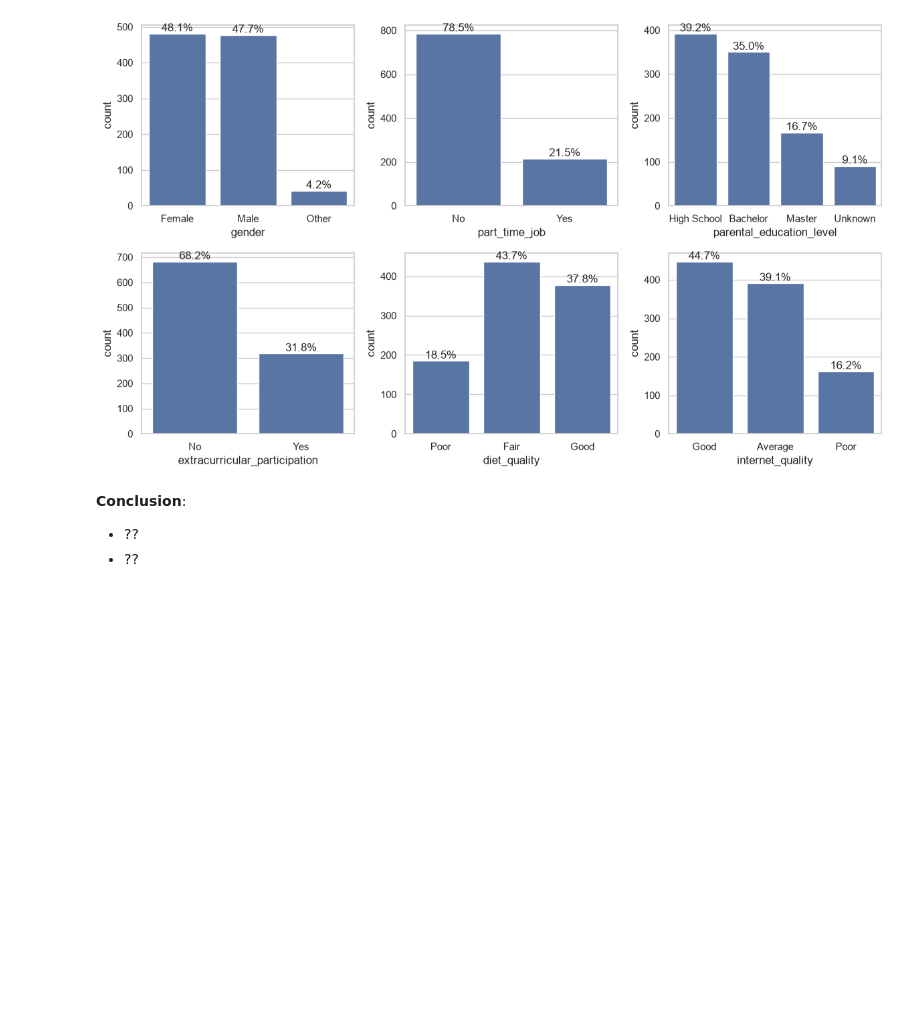
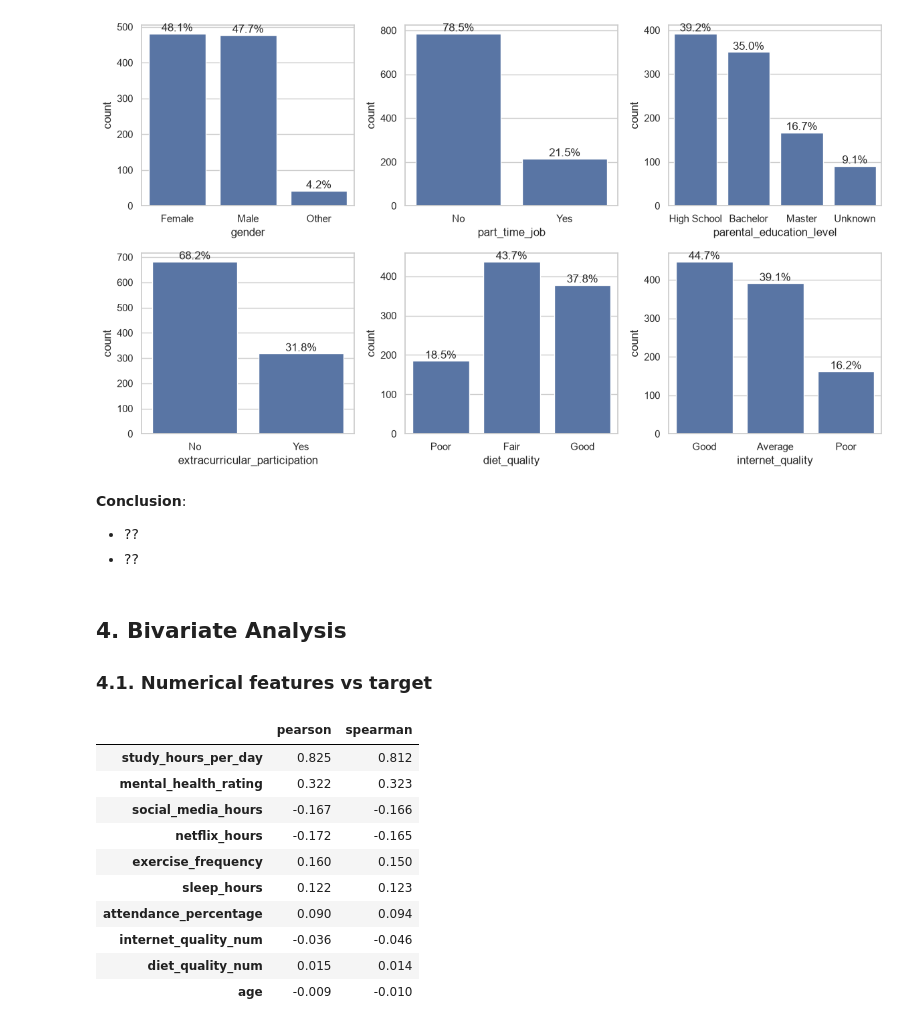
Before and after one commit to trungsyd2409/EDA_academic_performace_1, a Jupyter notebook: EDA_final.ipynb, the cells around one changed output. Drawn from its saved outputs; the diff is of its cells as text; code cells hidden in the pictures; blank space fills up the shorter version.

```diff
--- a/EDA_final.ipynb
+++ b/EDA_final.ipynb
@@ -349,3 +357,26 @@ plt.show()
 **Conclusion**:
 - ??
 - ??
+# %% [markdown]
+## 4. Bivariate Analysis
+### 4.1. Numerical features vs target
+# %%
+corr_cols = num_cols + ["internet_quality_num", "diet_quality_num"]
+corr_table = pd.DataFrame({
+    'pearson': data[corr_cols].corrwith(data[target], method = 'pearson'),
+    'spearman': data[corr_cols].corrwith(data[target], method = 'spearman')
+})
+
+corr_table.sort_values('spearman',key = abs, ascending= False)
+# %% [output]
+|  | pearson | spearman |
+| study_hours_per_day | 0.825 | 0.812 |
+| mental_health_rating | 0.322 | 0.323 |
+| social_media_hours | -0.167 | -0.166 |
+| netflix_hours | -0.172 | -0.165 |
+| exercise_frequency | 0.160 | 0.150 |
+| sleep_hours | 0.122 | 0.123 |
+| attendance_percentage | 0.090 | 0.094 |
+| internet_quality_num | -0.036 | -0.046 |
+| diet_quality_num | 0.015 | 0.014 |
+| age | -0.009 | -0.010 |
```
Also changed, not shown: parts of 12 cells of this notebook.
